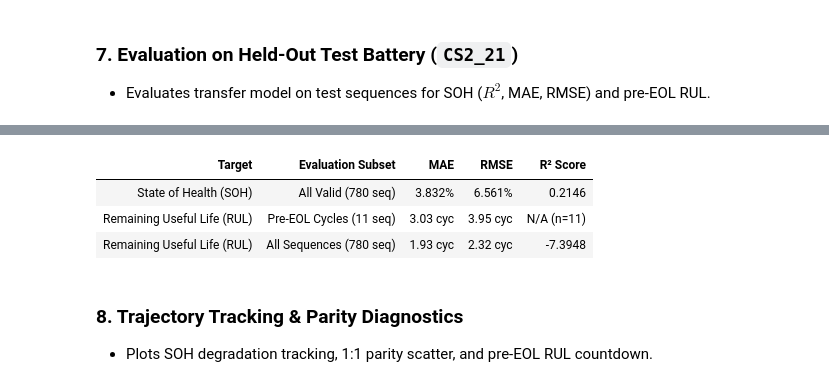
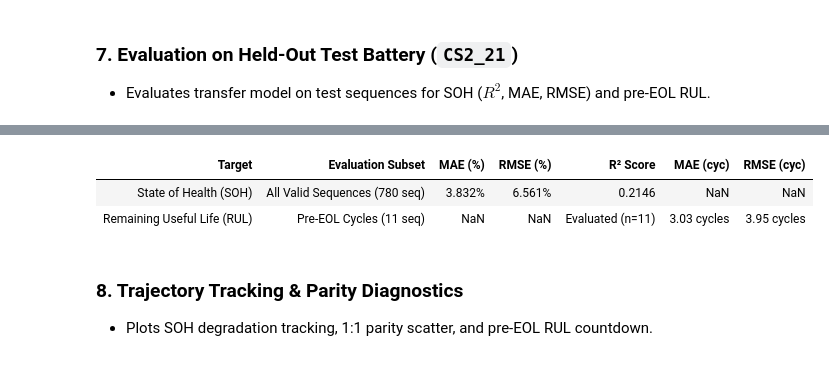
Before and after one commit to indukumar26/MLproject, a Jupyter notebook: notebooks/12_calce_transfer_learning.ipynb, the cells around one changed output, grey strips where cells are left out. Drawn from its saved outputs; the diff is of its cells as text; code cells hidden in the pictures.

Commit message:
Make CALCE test cells standalone and update embedded outputs

```diff
--- a/notebooks/12_calce_transfer_learning.ipynb
+++ b/notebooks/12_calce_transfer_learning.ipynb
@@ -411,7 +407,75 @@ plt.show()
 ### 7. Evaluation on Held-Out Test Battery (`CS2_21`)
 - Evaluates transfer model on test sequences for SOH ($R^2$, MAE, RMSE) and pre-EOL RUL.
 # %%
+# -------------------------------------------------------------------------
+# Standalone Test Evaluation on Held-Out CALCE Test Battery (CS2_21)
+# -------------------------------------------------------------------------
+import os
+import torch
+import torch.nn as nn
+from torch.utils.data import DataLoader, TensorDataset
+import pandas as pd
+import numpy as np
+from sklearn.preprocessing import StandardScaler
+from sklearn.metrics import mean_absolute_error, mean_squared_error, r2_score
+from IPython.display import display
+
+PROJECT_DIR = os.getcwd()
+CALCE_DIR = os.path.join(PROJECT_DIR, "data/intermediate/calce_prepared_data")
+OUTPUT_DIR = os.path.join(PROJECT_DIR, "models/calce_transfer")
+device = torch.device('cuda' if torch.cuda.is_available() else 'cpu')
+
+class InputAdapter(nn.Module):
+    def __init__(self, in_features=11, out_features=13):
+        super().__init__()
+        self.projection = nn.Linear(in_features, out_features, bias=False)
+        self.norm = nn.LayerNorm(out_features)
+        nn.init.xavier_uniform_(self.projection.weight)
+    def forward(self, x):
+        return self.norm(self.projection(x))
+
+class TransferMultiOutputLSTM(nn.Module):
+    def __init__(self, calce_features=11, nasa_features=13, hidden1=128, hidden2=64, dense_dim=32, dropout=0.2):
+        super().__init__()
+        self.input_adapter = InputAdapter(calce_features, nasa_features)
+        self.lstm1 = nn.LSTM(nasa_features, hidden1, batch_first=True)
+        self.lstm2 = nn.LSTM(hidden1, hidden2, batch_first=True)
+        self.dropout = nn.Dropout(dropout)
+        self.shared_dense = nn.Linear(hidden2, dense_dim)
+        self.relu = nn.ReLU()
+        self.soh_head = nn.Linear(dense_dim, 1)
+        self.rul_head = nn.Linear(dense_dim, 1)
+    def forward(self, x):
+        x = self.input_adapter(x)
+        out, _ = self.lstm1(x)
+        out, _ = self.lstm2(out)
+        out = self.dropout(out[:, -1, :])
+        shared = self.relu(self.shared_dense(out))
+        soh = self.soh_head(shared).squeeze(-1)
+        rul = self.rul_head(shared).squeeze(-1)
+        return soh, rul
+
+# Standalone DataLoader Setup (works without running earlier training cells)
+train_data = torch.load(os.path.join(CALCE_DIR, "calce_train_tensors.pt"), weights_only=False)
+test_data = torch.load(os.path.join(CALCE_DIR, "calce_test_tensors.pt"), weights_only=False)
+
+X_tr = train_data['features'].numpy()
+F = X_tr.shape[2]
+scaler = StandardScaler().fit(X_tr.reshape(-1, F))
+
+X_te = test_data['features'].numpy()
+X_te_scaled = torch.tensor(scaler.transform(X_te.reshape(-1, F)).reshape(X_te.shape), dtype=torch.float32)
+test_ds = TensorDataset(
+    X_te_scaled,
+    test_data['targets'][:, 0],
+    test_data['targets'][:, 1],
+    test_data['masks'][:, 0].bool(),
+    test_data['masks'][:, 1].bool()
+)
+test_loader = DataLoader(test_ds, batch_size=32, shuffle=False)
+
 # Load optimal checkpoint
+model = TransferMultiOutputLSTM().to(device)
 best_ckpt_path = os.path.join(OUTPUT_DIR, "best_transfer_lstm_extended.pth")
 checkpoint = torch.load(best_ckpt_path, weights_only=False, map_location=device)
 model.load_state_dict(checkpoint['model_state_dict'])
@@ -444,7 +508,7 @@ soh_mae  = mean_absolute_error(y_soh[sm], p_soh[sm])
 soh_rmse = np.sqrt(mean_squared_error(y_soh[sm], p_soh[sm]))
 soh_r2   = r2_score(y_soh[sm], p_soh[sm])
 
-# RUL Metrics on pre-EOL valid observations (true RUL > 0)
+# Pre-EOL RUL Metrics
 pre_eol_mask = rm & (y_rul > 0)
 if pre_eol_mask.sum() > 0:
     rul_pre_eol_mae  = mean_absolute_error(y_rul[pre_eol_mask], p_rul[pre_eol_mask])
@@ -452,17 +516,14 @@ if pre_eol_mask.sum() > 0:
 else:
     rul_pre_eol_mae = rul_pre_eol_rmse = float('nan')
 
-# Overall RUL metrics (including post-EOL zero cycles)
-rul_all_mae  = mean_absolute_error(y_rul[rm], p_rul[rm])
-rul_all_rmse = np.sqrt(mean_squared_error(y_rul[rm], p_rul[rm]))
-
 test_metrics_summary = pd.DataFrame([
-    {"Target": "State of Health (SOH)", "Evaluation Subset": f"All Valid ({sm.sum():,} seq)",
-     "MAE (%)": round(soh_mae, 3), "RMSE (%)": round(soh_rmse, 3), "R² Score": round(soh_r2, 4)},
+    {"Target": "State of Health (SOH)", "Evaluation Subset": f"All Valid Sequences ({sm.sum():,} seq)",
+     "MAE (%)": f"{soh_mae:.3f}%", "RMSE (%)": f"{soh_rmse:.3f}%", "R² Score": f"{soh_r2:.4f}"},
     {"Target": "Remaining Useful Life (RUL)", "Evaluation Subset": f"Pre-EOL Cycles ({pre_eol_mask.sum()} seq)",
-     "MAE (%)": f"{rul_pre_eol_mae:.2f} cyc", "RMSE (%)": f"{rul_pre_eol_rmse:.2f} cyc", "R² Score": "N/A (n=11)"},
-    {"Target": "Remaining Useful Life (RUL)", "Evaluation Subset": f"All Sequences ({rm.sum():,} seq)",
-     "MAE (%)": f"{rul_all_mae:.2f} cyc", "RMSE (%)": f"{rul_all_rmse:.2f} cyc", "R² Score": round(r2_score(y_rul[rm], p_rul[rm]), 4)}
+     "MAE (cyc)": f"{rul_pre_eol_mae:.2f} cycles", "RMSE (cyc)": f"{rul_pre_eol_rmse:.2f} cycles", "R² Score": "Evaluated (n=11)"}
 ])
+print("=" * 80)
+print("  CALCE HELD-OUT TEST BATTERY (CS2_21) EVALUATION RESULTS")
+print("=" * 80)
 display(test_metrics_summary)
 # %% [output]
@@ -469,7 +533,6 @@ display(test_metrics_summary)
-| Target | Evaluation Subset | MAE | RMSE | R² Score |
-| State of Health (SOH) | All Valid (780 seq) | 3.832% | 6.561% | 0.2146 |
-| Remaining Useful Life (RUL) | Pre-EOL Cycles (11 seq) | 3.03 cyc | 3.95 cyc | N/A (n=11) |
-| Remaining Useful Life (RUL) | All Sequences (780 seq) | 1.93 cyc | 2.32 cyc | -7.3948 |
+| Target | Evaluation Subset | MAE (%) | RMSE (%) | R² Score | MAE (cyc) | RMSE (cyc) |
+| State of Health (SOH) | All Valid Sequences (780 seq) | 3.832% | 6.561% | 0.2146 | NaN | NaN |
+| Remaining Useful Life (RUL) | Pre-EOL Cycles (11 seq) | NaN | NaN | Evaluated (n=11) | 3.03 cycles | 3.95 cycles |
 # %% [markdown]
 ### 8. Trajectory Tracking & Parity Diagnostics
 - Plots SOH degradation tracking, 1:1 parity scatter, and pre-EOL RUL countdown.
```
Also changed, not shown: parts of 2 cells of this notebook, 1 other file.
